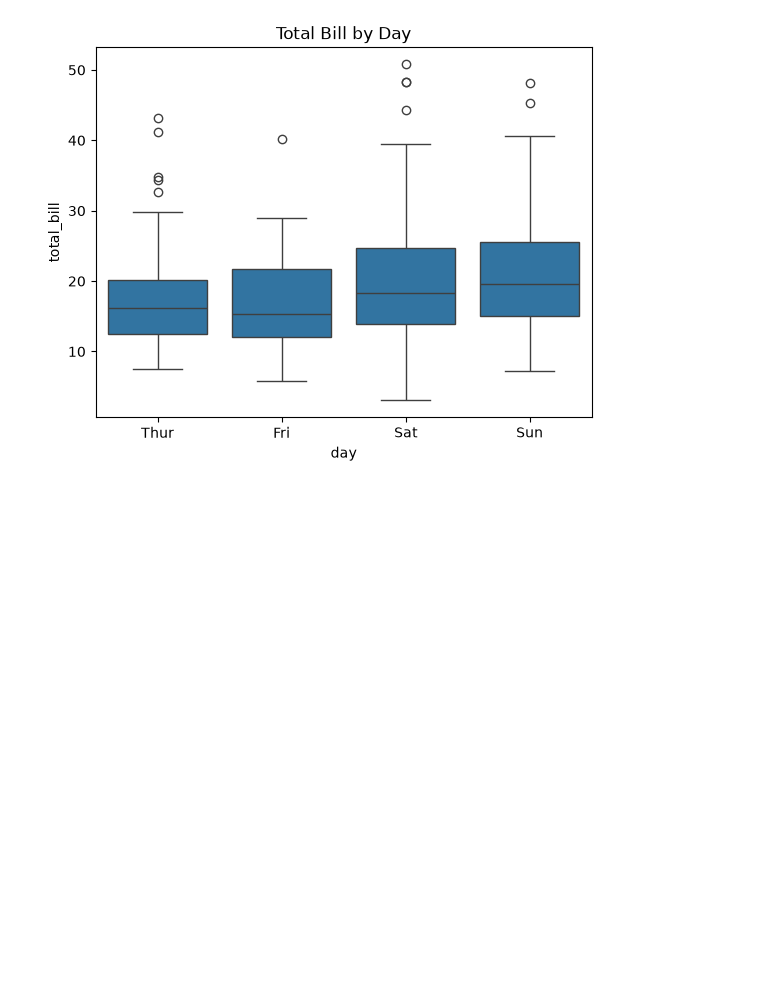
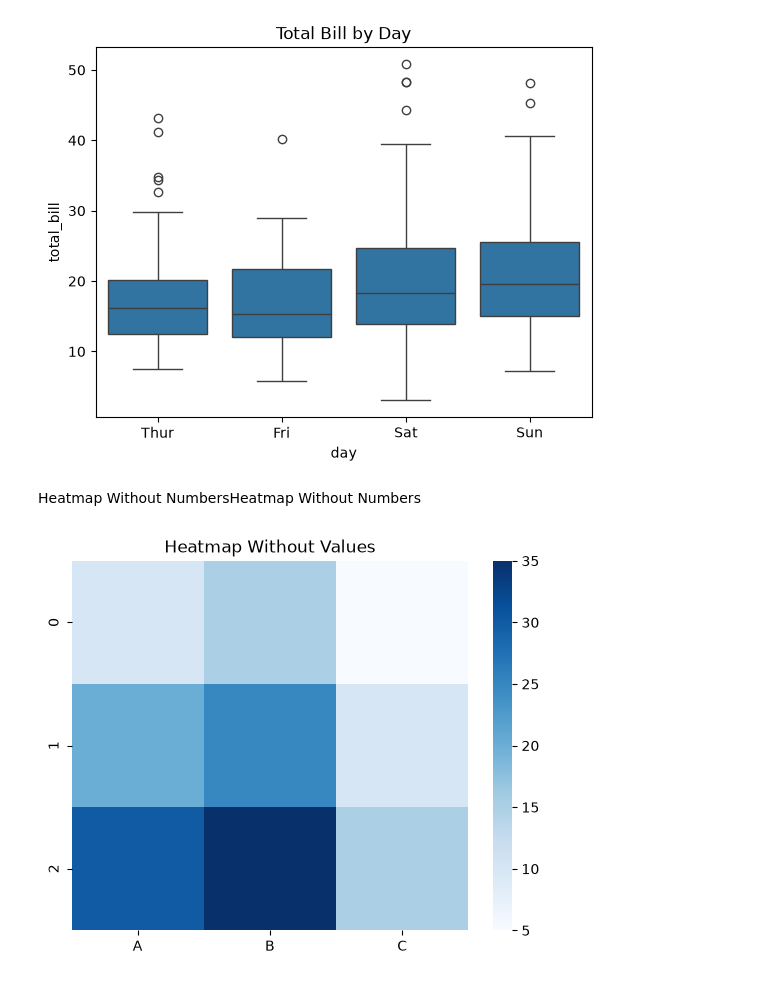
Before and after one commit to ayshamehek/Python-Data-Science-Libraries, a Jupyter notebook: seaborn/into.ipynb, the cells around one changed output. Saved outputs shown, nothing was run; the diff lists cells and outputs as text; code cells hidden in the pictures; blank space fills up the shorter version.

```diff
--- a/seaborn/into.ipynb
+++ b/seaborn/into.ipynb
@@ -279,3 +279,24 @@ plt.title("Total Bill by Day")
 plt.show()
 # %% [output]
 [figure]
+# %% [markdown]
+Heatmap Without NumbersHeatmap Without Numbers
+# %%
+import seaborn as sns
+import matplotlib.pyplot as plt
+import pandas as pd
+
+data = pd.DataFrame({
+    "A":[10,20,30],
+    "B":[15,25,35],
+    "C":[5,10,15]
+})
+
+sns.heatmap(data,
+            cmap="Blues",
+            annot=False)
+
+plt.title("Heatmap Without Values")
+plt.show()
+# %% [output]
+[figure, added]
```
Also changed, not shown: parts of 4 cells of this notebook.
